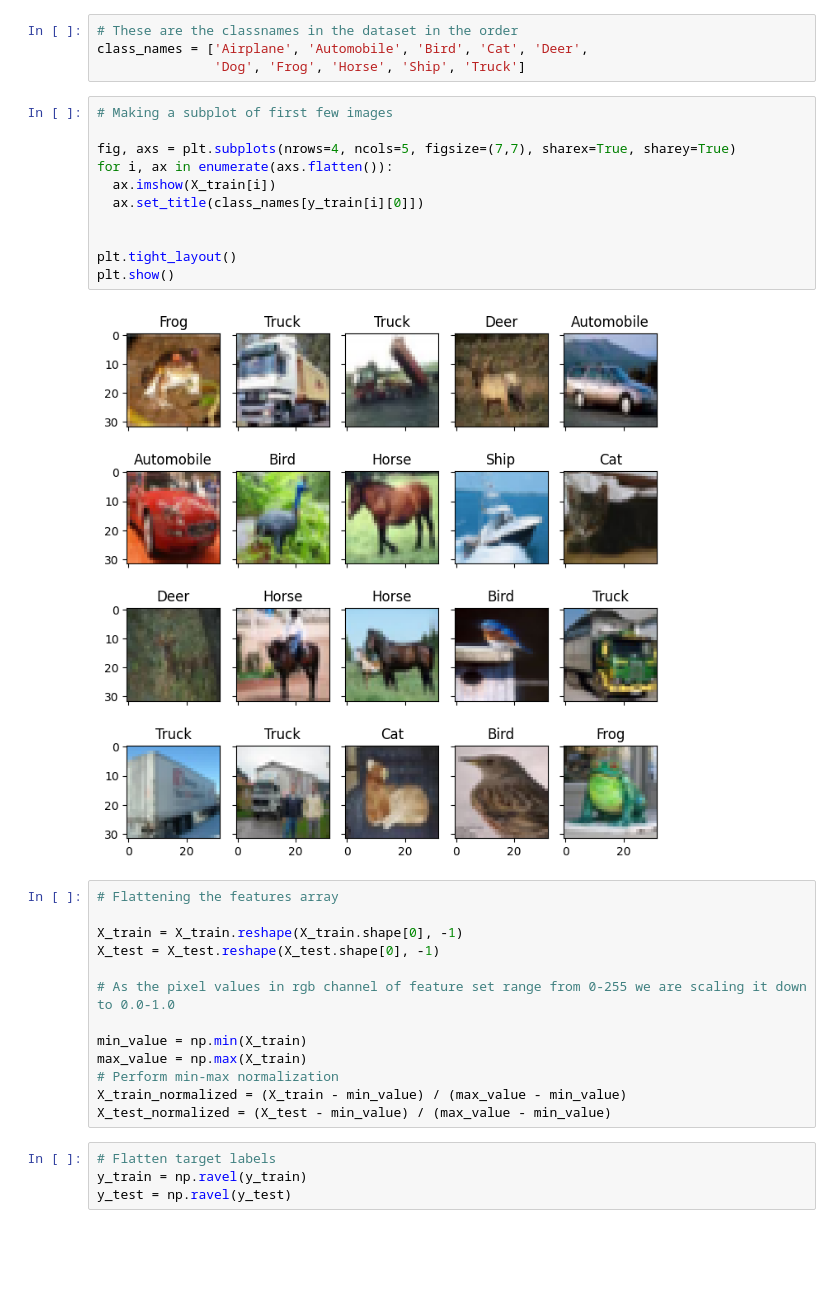
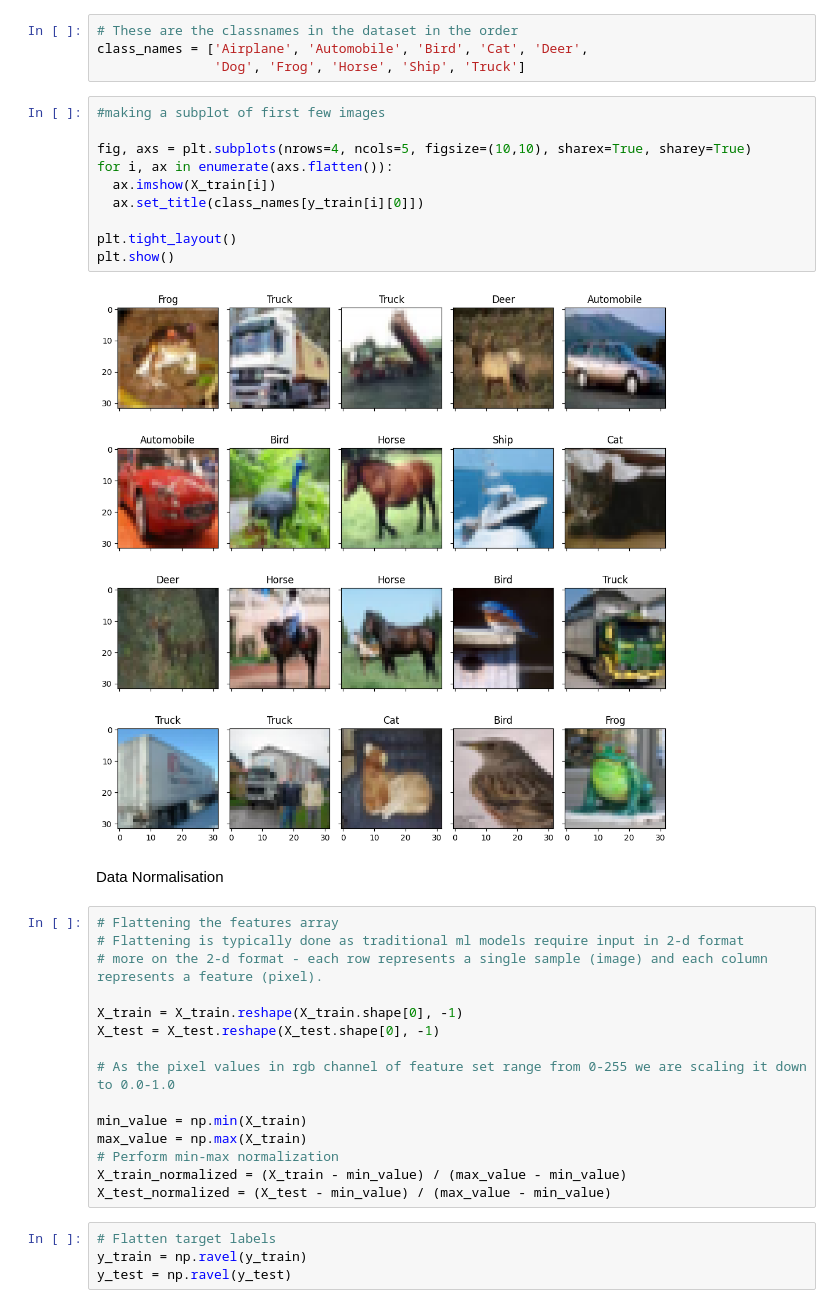
Before and after one commit to b22ee023/prml_object_recognition, a Jupyter notebook: object_recog.ipynb, the cells around one changed output. Cells and saved outputs as stored; diff of their text form; blank space fills up the shorter version.

```diff
--- a/object_recog.ipynb
+++ b/object_recog.ipynb
@@ -63,20 +65,23 @@ The target set contains integer class labels representing one of the ten classes
 class_names = ['Airplane', 'Automobile', 'Bird', 'Cat', 'Deer',
                'Dog', 'Frog', 'Horse', 'Ship', 'Truck']
 # %%
-# Making a subplot of first few images
+#making a subplot of first few images
 
-fig, axs = plt.subplots(nrows=4, ncols=5, figsize=(7,7), sharex=True, sharey=True)
+fig, axs = plt.subplots(nrows=4, ncols=5, figsize=(10,10), sharex=True, sharey=True)
 for i, ax in enumerate(axs.flatten()):
   ax.imshow(X_train[i])
   ax.set_title(class_names[y_train[i][0]])
 
-
 plt.tight_layout()
 plt.show()
 # %% [output]
-[figure, old version]
+[figure, new version]
+# %% [markdown]
+Data Normalisation
 # %%
 # Flattening the features array
+# Flattening is typically done as traditional ml models require input in 2-d format
+# more on the 2-d format - each row represents a single sample (image) and each column represents a feature (pixel).
 
 X_train = X_train.reshape(X_train.shape[0], -1)
 X_test = X_test.reshape(X_test.shape[0], -1)
```
Also changed, not shown: parts of 16 cells of this notebook.
